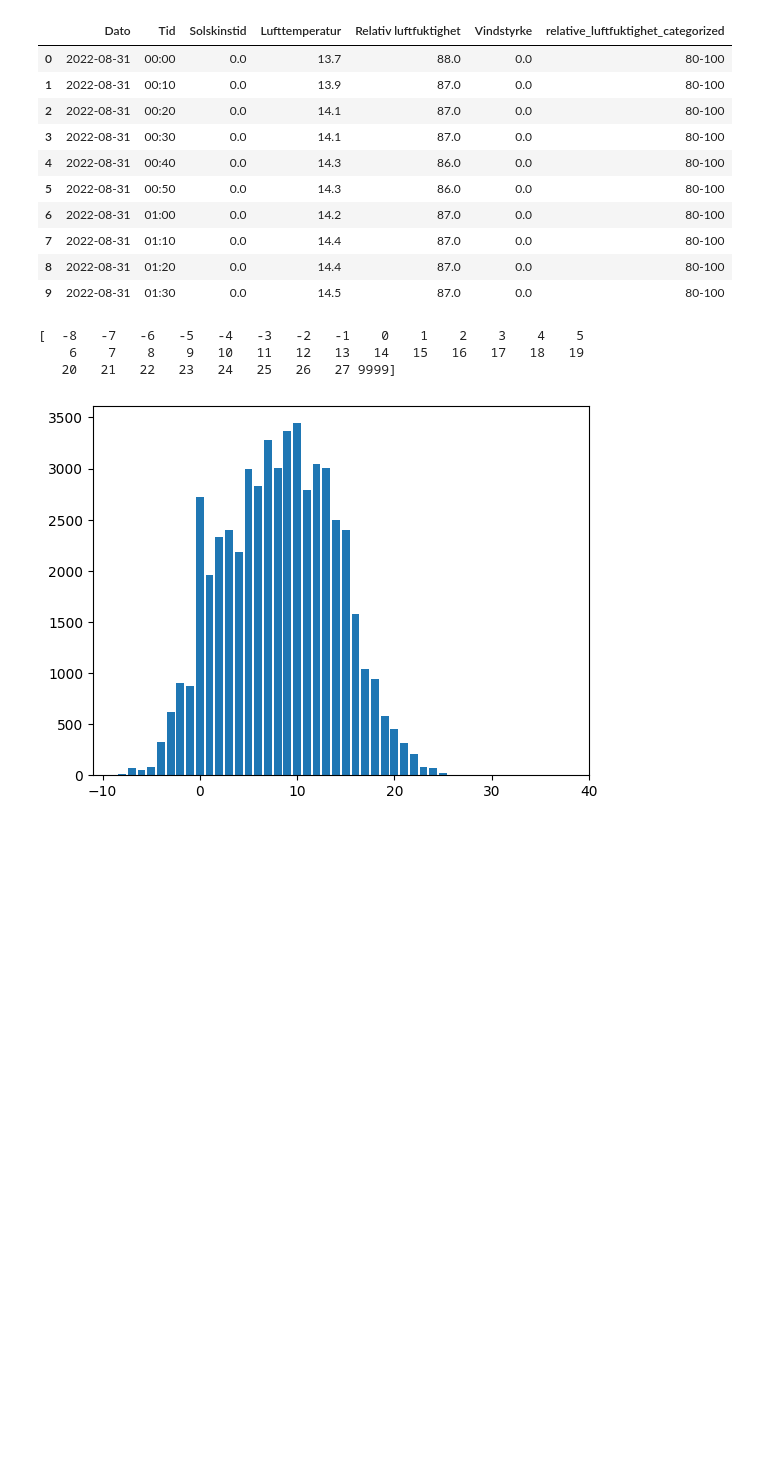
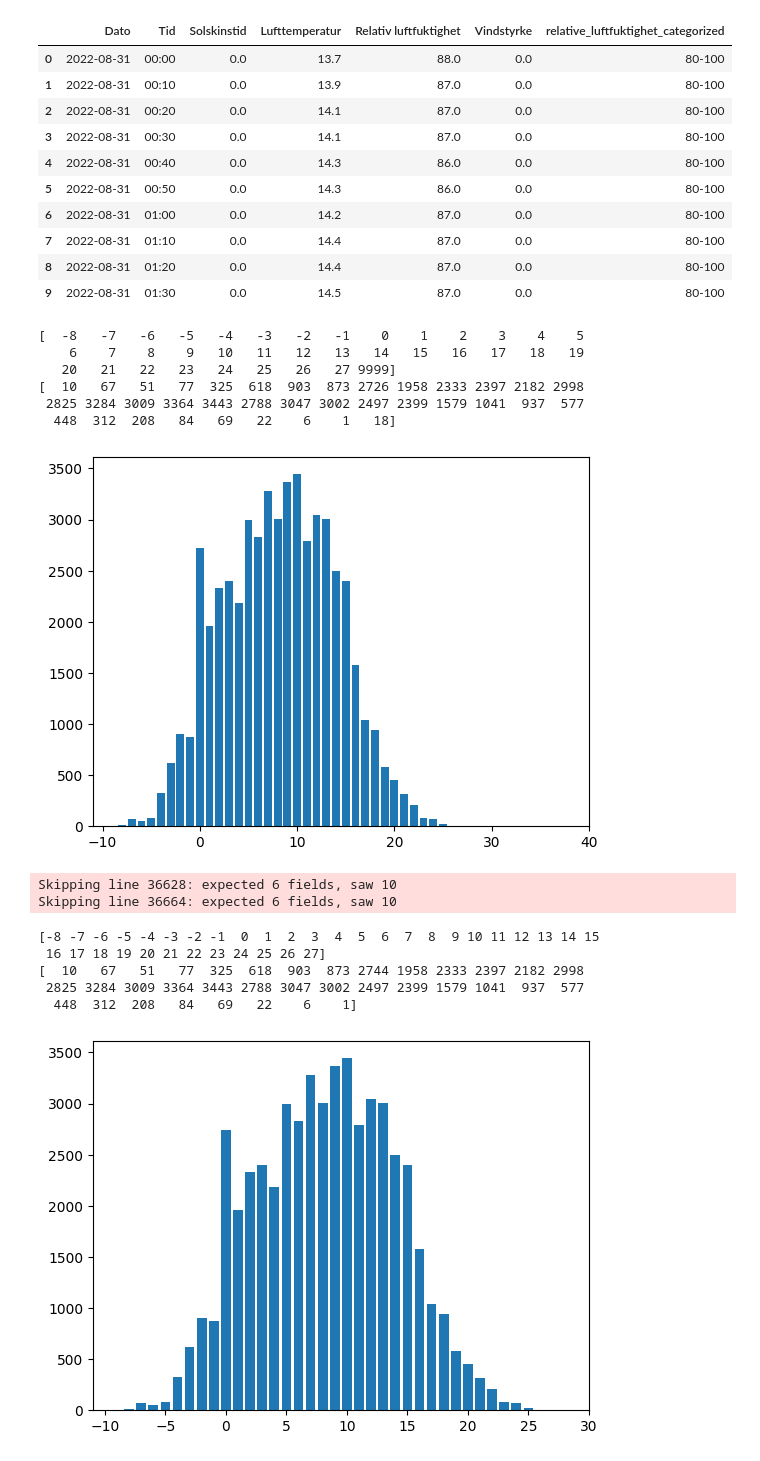
Before and after one commit to Njaaped/prosjekt1INF161, a Jupyter notebook: cycle.ipynb, the cells around one changed output. Saved outputs shown, nothing was run; the diff lists cells and outputs as text; code cells hidden in the pictures; blank space fills up the shorter version.

```diff
--- a/cycle.ipynb
+++ b/cycle.ipynb
@@ -130,6 +131,7 @@ li1 = temperaturcounts[0]
 li2 = temperaturcounts[1]
 
 print(li1)
+print(li2)
 
 plt.bar(li1,li2)
 plt.xlim(integertemp.min() - 3, 40)
@@ -138,4 +140,57 @@ plt.show()
 [  -8   -7   -6   -5   -4   -3   -2   -1    0    1    2    3    4    5
     6    7    8    9   10   11   12   13   14   15   16   17   18   19
    20   21   22   23   24   25   26   27 9999]
+[  10   67   51   77  325  618  903  873 2726 1958 2333 2397 2182 2998
+ 2825 3284 3009 3364 3443 2788 3047 3002 2497 2399 1579 1041  937  577
+  448  312  208   84   69   22    6    1   18]
 [figure]
+# %%
+
+# def removenans(df):
+#     for col in df.columns:
+#         for i in range(len(df)):
+#             if df.loc[i, col] == 9999.99:
+#                 cou = 1
+#                 while True:
+#                     if df.loc[i-cou, col] != 9999.99:
+#                         df.loc[i, col] = df.loc[i - cou,col]
+#                         break
+#                     else:
+#                         cou+=1
+
+def changena(df):
+    for col in df.columns:
+        for i in range(len(df)):
+            if df.loc[i, col] == 9999.99:
+                df.loc[i, col] = pd.NA
+
+newdfweather = pd.read_csv('data/weather.csv', on_bad_lines = 'warn')
+
+changena(newdfweather)
+
+newdfweather.fillna(method="ffill")
+
+temperatur2 = np.array(newdfweather.loc[:,'Lufttemperatur'])
+
+integertemp2 = temperatur2.astype('int')
+
+temperaturcounts2 = np.unique(integertemp2, return_counts = True)
+
+li3 = temperaturcounts2[0]
+li4 = temperaturcounts2[1]
+
+print(li3)
+print(li4)
+
+plt.bar(li3,li4)
+plt.xlim(integertemp2.min() - 3, integertemp2.max() + 3)
+plt.show()
+# %% [output]
+Skipping line 36628: expected 6 fields, saw 10
+Skipping line 36664: expected 6 fields, saw 10
+[-8 -7 -6 -5 -4 -3 -2 -1  0  1  2  3  4  5  6  7  8  9 10 11 12 13 14 15
+ 16 17 18 19 20 21 22 23 24 25 26 27]
+[  10   67   51   77  325  618  903  873 2744 1958 2333 2397 2182 2998
+ 2825 3284 3009 3364 3443 2788 3047 3002 2497 2399 1579 1041  937  577
+  448  312  208   84   69   22    6    1]
+[figure, added]
```
Also changed, not shown: parts of 10 cells of this notebook, 21 other files.
